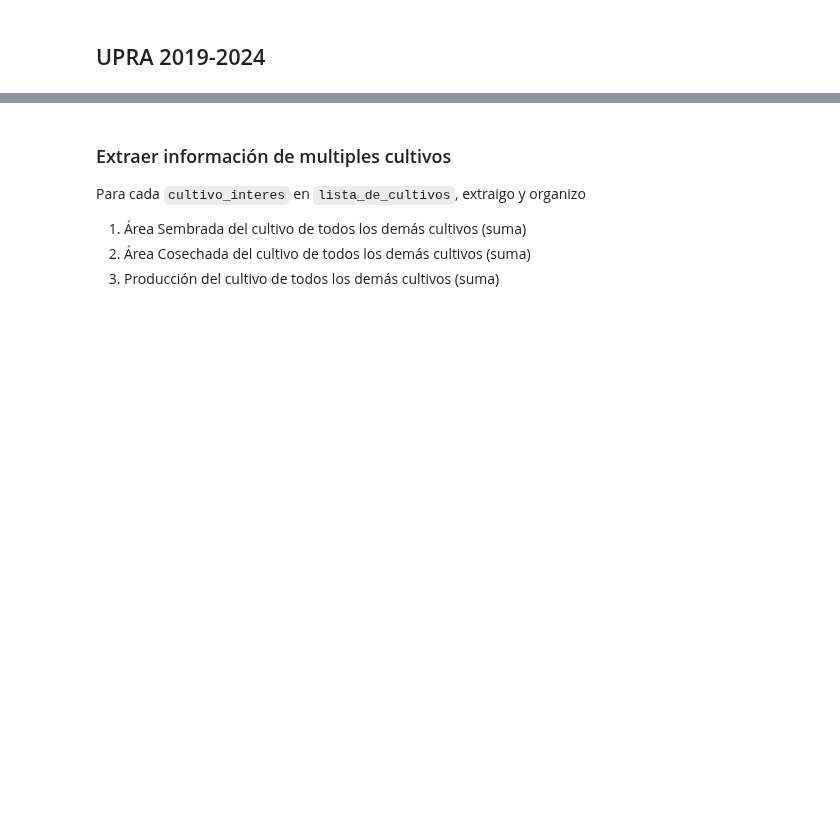
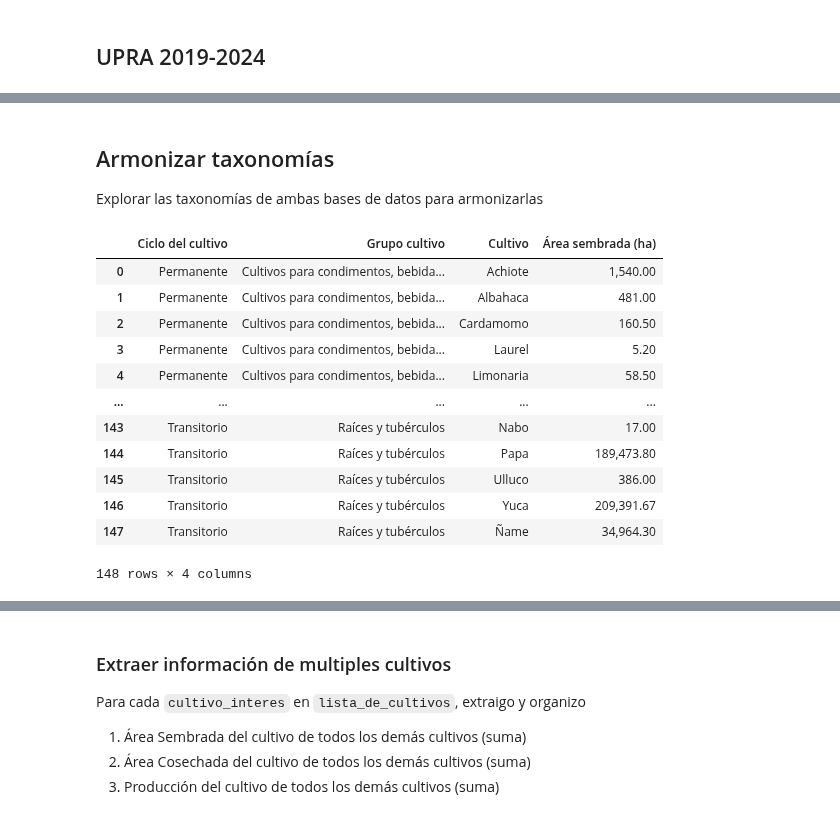
Before and after one commit to JC-AlfonsoR/PEG-mining-agriculture, a Jupyter notebook: engines/1001_process_UPRA.ipynb, the cells around one changed output, grey strips where cells are left out. Saved outputs shown, nothing was run; the diff lists cells and outputs as text; code cells hidden in the pictures; blank space fills up the shorter version.

Commit message:
Avanzar con armonización de taxonomía EVA 2007-2018 y EVA 20019-2024

```diff
--- a/engines/1001_process_UPRA.ipynb
+++ b/engines/1001_process_UPRA.ipynb
@@ -115,0 +178,3 @@ print(len(cultivos_disponibles))
+# %% [markdown]
+## Armonizar taxonomías
+Explorar las taxonomías de ambas bases de datos para armonizarlas
@@ -115,0 +224,16 @@ print(len(cultivos_disponibles))
+# %%
+UPRA[UPRA['Año'] == 2019].groupby(['Ciclo del cultivo', 'Grupo cultivo', 'Cultivo'])['Área sembrada (ha)'].sum().reset_index()
+# %% [output]
+|  | Ciclo del cultivo | Grupo cultivo | Cultivo | Área sembrada (ha) |
+| 0 | Permanente | Cultivos para condimentos, bebida... | Achiote | 1,540.00 |
+| 1 | Permanente | Cultivos para condimentos, bebida... | Albahaca | 481.00 |
+| 2 | Permanente | Cultivos para condimentos, bebida... | Cardamomo | 160.50 |
+| 3 | Permanente | Cultivos para condimentos, bebida... | Laurel | 5.20 |
+| 4 | Permanente | Cultivos para condimentos, bebida... | Limonaria | 58.50 |
+| ... | ... | ... | ... | ... |
+| 143 | Transitorio | Raíces y tubérculos | Nabo | 17.00 |
+| 144 | Transitorio | Raíces y tubérculos | Papa | 189,473.80 |
+| 145 | Transitorio | Raíces y tubérculos | Ulluco | 386.00 |
+| 146 | Transitorio | Raíces y tubérculos | Yuca | 209,391.67 |
+| 147 | Transitorio | Raíces y tubérculos | Ñame | 34,964.30 |
+148 rows × 4 columns
```
Also changed, not shown: parts of 9 cells of this notebook, 4 other files.
